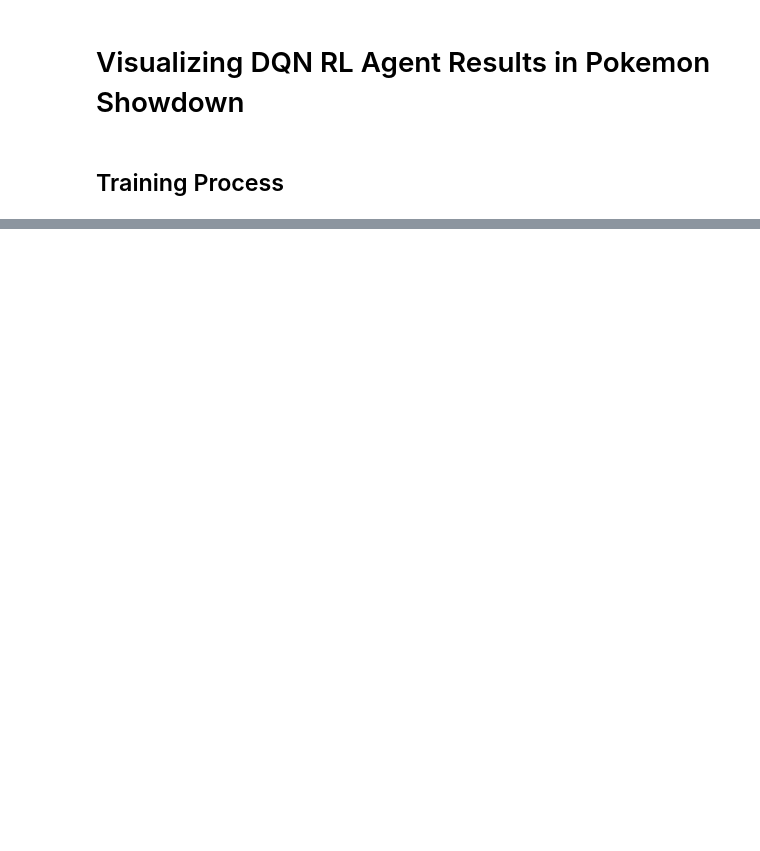
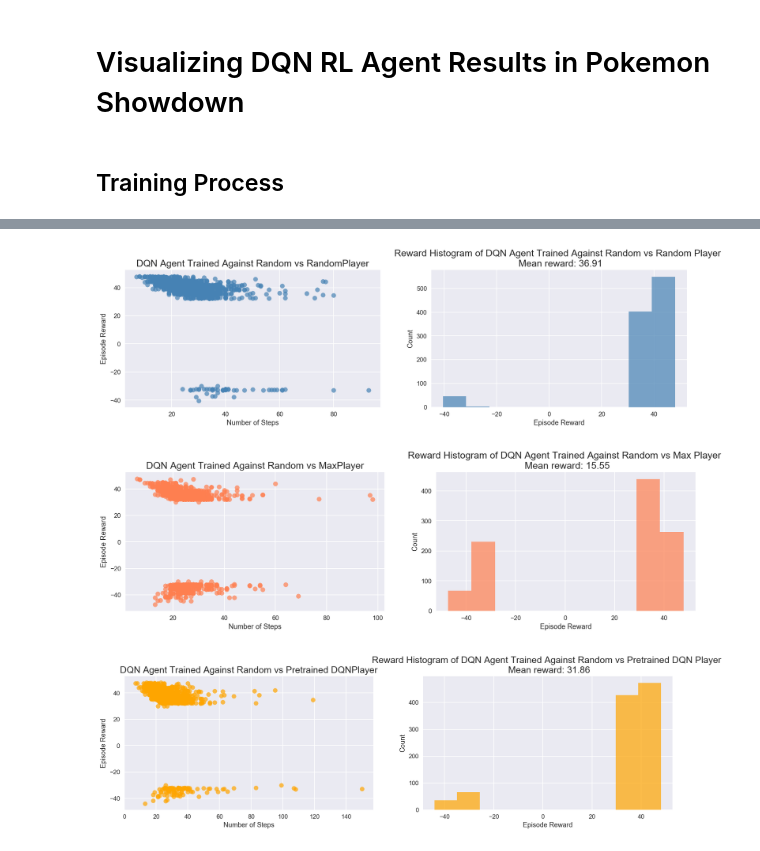
Before and after one commit to vuhcl/poke-env, a Jupyter notebook: src/DQNAgent/dqn_showdown_results.ipynb, the cells around one changed output, grey strips where cells are left out. Cells and saved outputs as stored; diff of their text form; code cells hidden in the pictures; blank space fills up the shorter version.

```diff
--- a/src/DQNAgent/dqn_showdown_results.ipynb
+++ b/src/DQNAgent/dqn_showdown_results.ipynb
@@ -112,0 +66,13 @@ plt.tight_layout()
+# %%
+random_vs_random = create_df('TrainedRandomPlayer(20000)vsRandomPlayer_testlog_1000eps.csv')
+create_plots(random_vs_random, 'Random vs Random', 'SteelBlue')
+
+random_vs_max = create_df('TrainedRandomPlayer(20000)vsMaxPlayer_testlog_1000eps.csv')
+create_plots(random_vs_max, 'Random vs Max', 'coral')
+
+random_vs_rl = create_df('TrainedRandomPlayer(20000)vsRLPlayer_testlog_1000eps.csv')
+create_plots(random_vs_rl, 'Random vs Pretrained DQN', 'orange')
+# %% [output]
+[figure, added]
+[figure, added]
+[figure, added]
```
Also changed, not shown: parts of 15 cells of this notebook.
